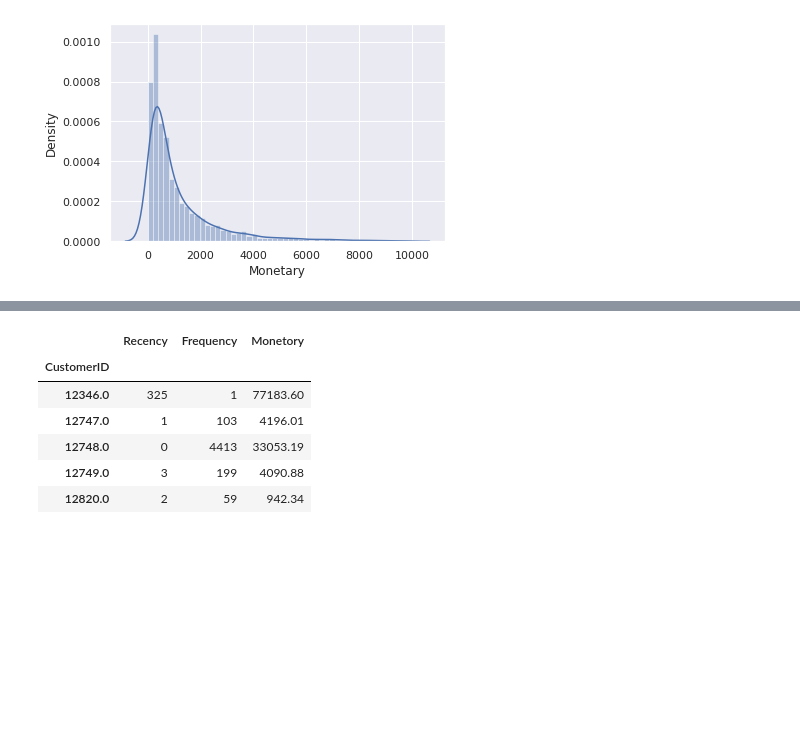
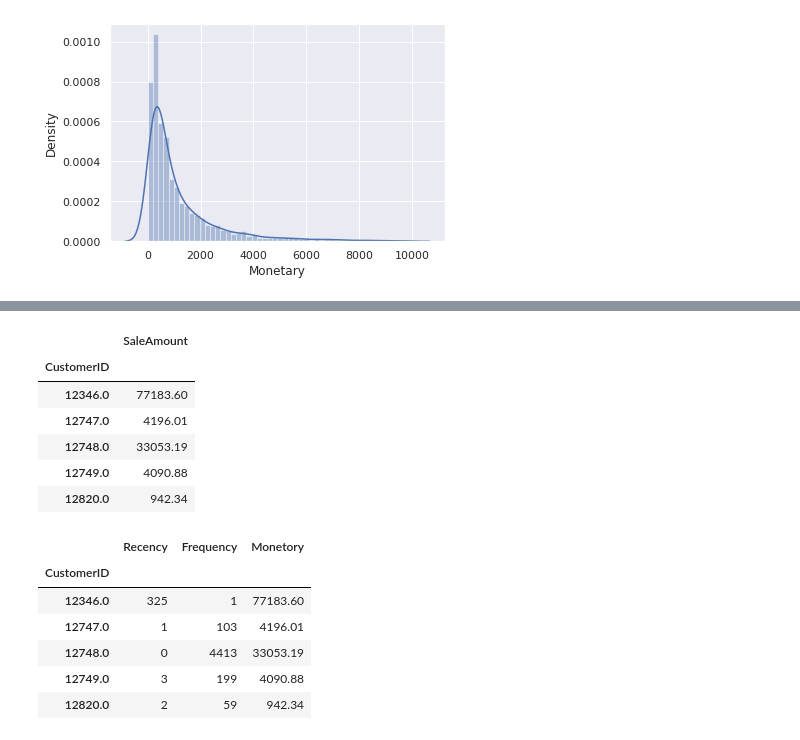
Before and after one commit to Sangameshchandan/Online-Retail-Customer-Segmentation, a Jupyter notebook: TEAM_NOTEBOOK_Online_Retail_Customer_Segmentation.ipynb, the cells around one changed output, grey strips where cells are left out. Drawn from its saved outputs; the diff is of its cells as text; code cells hidden in the pictures; blank space fills up the shorter version.

```diff
--- a/TEAM_NOTEBOOK_Online_Retail_Customer_Segmentation.ipynb
+++ b/TEAM_NOTEBOOK_Online_Retail_Customer_Segmentation.ipynb
@@ -370,2 +401,15 @@ ax = sns.distplot(x)
+# %%
+# Monetory -> purchasing power of the customer
+df['SaleAmount'] = df['Quantity'] * df['UnitPrice']
+monetory = df[['CustomerID', 'SaleAmount']].groupby('CustomerID').sum()
+monetory.head()
+# %% [output]
+|  | SaleAmount |
+| CustomerID |  |
+| 12346.0 | 77183.60 |
+| 12747.0 | 4196.01 |
+| 12748.0 | 33053.19 |
+| 12749.0 | 4090.88 |
+| 12820.0 | 942.34 |
 # %%
 # Merge recency, frequency and monetory dataframes
```
Also changed, not shown: parts of 4 cells of this notebook.
